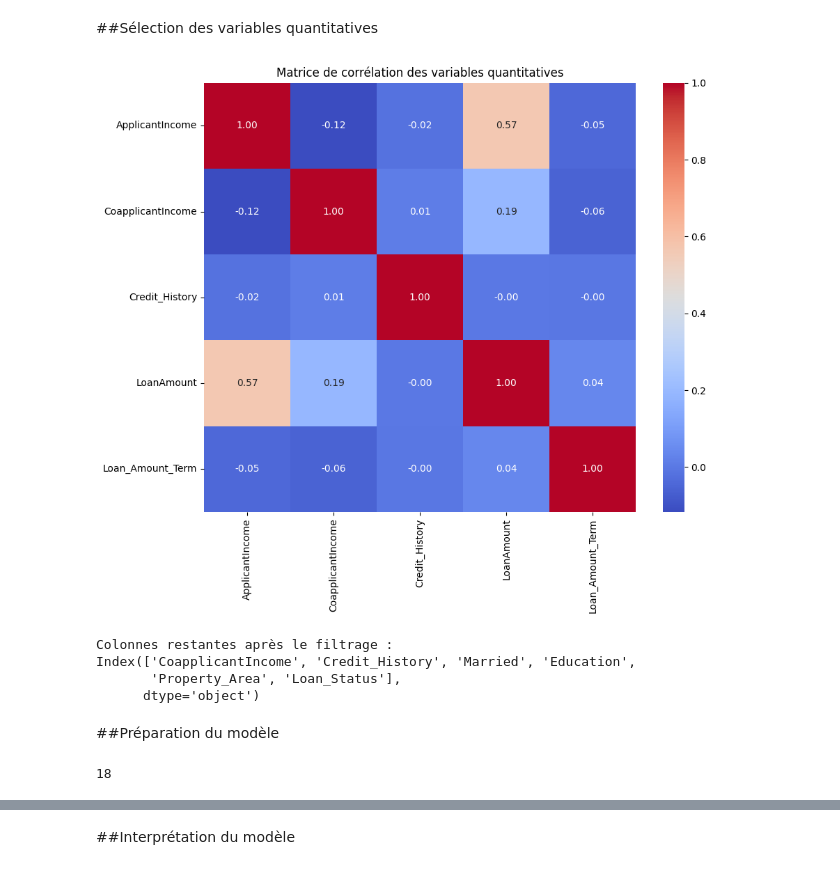
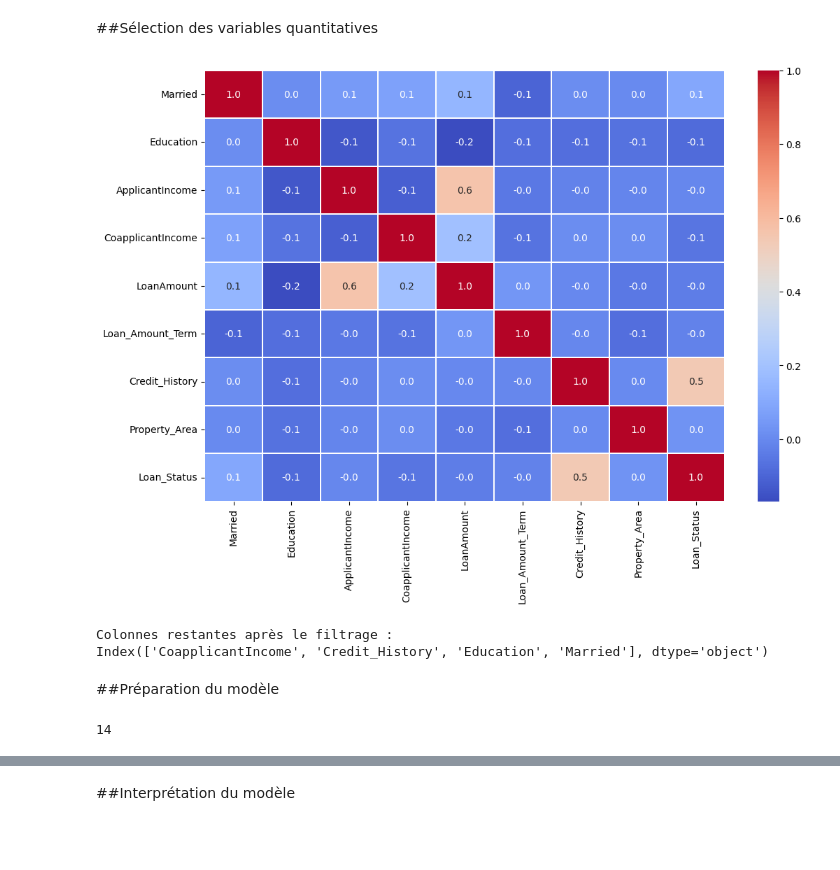
Before and after one commit to momodiagne/Machine-Learning, a Jupyter notebook: KNN_loan_prediction.ipynb, the cells around one changed output, grey strips where cells are left out. Drawn from its saved outputs; the diff is of its cells as text; code cells hidden in the pictures; blank space fills up the shorter version.

```diff
--- a/KNN_loan_prediction.ipynb
+++ b/KNN_loan_prediction.ipynb
@@ -204,3 +243,19 @@ Vérification des valeurs manquantes :
+# %%
+loan_train.drop_duplicates(inplace=True)
+loan_test.drop_duplicates(inplace=True)
+
+loan_train = loan_train.drop(['Loan_ID'], axis=1)
+loan_test = loan_test.drop(['Loan_ID'], axis=1)
+
+for col in loan_train.select_dtypes(include=np.number):
+    loan_train[col] = loan_train[col].fillna(loan_train[col].median())
+for col in loan_test.select_dtypes(include=np.number):
+    loan_test[col] = loan_test[col].fillna(loan_test[col].median())
+
+for col in loan_train.select_dtypes(include='object'):
+    loan_train[col] = loan_train[col].fillna(loan_train[col].mode()[0])
+for col in loan_test.select_dtypes(include='object'):
+    loan_test[col] = loan_test[col].fillna(loan_test[col].mode()[0])
 # %%
 print(loan_train.isnull().sum())
 # %% [output]
@@ -332,6 +376,7 @@ non_significant_qualitative = chi2_results_df[chi2_results_df['P_Value'] >= 0.05
 
 # Suppression des variables qualitatives non significatives du DataFrame
 loan_train = loan_train.drop(columns=non_significant_qualitative)
+loan_test = loan_test.drop(columns=non_significant_qualitative)
 
 # Vérification des colonnes restantes
 print("Colonnes restantes après suppression des variables non significatives :")
@@ -343,42 +388,48 @@ Index(['CoapplicantIncome', 'Credit_History', 'Married', 'Education',
       dtype='object')
 # %% [markdown]
 ##Sélection des variables quantitatives
+# %%
+loan_train.Loan_Status = loan_train.Loan_Status.replace({"Y": 1, "N" : 0})
+
+loan_train.Married = loan_train.Married.replace({"Yes": 1, "No" : 0})
+loan_test.Married = loan_test.Married.replace({"Yes": 1, "No" : 0})
+# %%
+feature_col = ['Property_Area','Education']
+le = LabelEncoder()
+for col in feature_col:
+    loan_train[col] = le.fit_transform(loan_train[col])
+    loan_test[col] = le.fit_transform(loan_test[col])
 # %%
-# Ajout d'une colonne binaire pour Loan_Status
-loan_train['Loan_Status_Num'] = loan_train['Loan_Status'].map({'Y': 1, 'N': 0})
-
 # Sélection des variables quantitatives
-quantitative_columns = loan_train.select_dtypes(include=np.number).columns.difference(['Loan_Status_Num'])
+quantitative_columns = loan_train.select_dtypes(include=np.number).columns.difference(['Loan_Status'])
 
 # Calcul des corrélations
-correlations = loan_train[quantitative_columns].corrwith(loan_train['Loan_Status_Num'])
+correlations = loan_train[quantitative_columns].corrwith(loan_train['Loan_Status'])
 
 # Matrice de corrélation
 correlation_matrix = loan_train[quantitative_columns].corr()
 
 # Tracer la matrice de corrélation
-plt.figure(figsize=(10, 8))
-sns.heatmap(correlation_matrix, annot=True, fmt=".2f", cmap="coolwarm")
-plt.title("Matrice de corrélation des variables quantitatives")
+plt.figure(figsize=(12,8))
+sns.heatmap(loan_train.corr(), cmap='coolwarm', annot=True, fmt='.1f', linewidths=.1)
 plt.show()
 
-# Filtrage des variables quantitatives significatives (corrélation avec Loan_Status_Num)
+# Filtrage des variables quantitatives significatives (corrélation avec Loan_Status_)
 threshold = 0.05  # Seuil de significativité
 significant_quantitative = correlations[abs(correlations) > threshold].index.tolist()
 
 # Récupérer les variables qualitatives et Loan_Status
 qualitative_columns = loan_train.select_dtypes(include='object').columns
 columns_to_keep = significant_quantitative + qualitative_columns.tolist()
 
 # Nouveau DataFrame filtré
 loan_train = loan_train[columns_to_keep]
+loan_test = loan_test[[col for col in columns_to_keep if col in loan_test.columns]]
 
 # Vérification des colonnes restantes
 print("Colonnes restantes après le filtrage :")
 print(loan_train.columns)
 # %% [output]
-[figure, old version]
+[figure, new version]
 Colonnes restantes après le filtrage :
-Index(['CoapplicantIncome', 'Credit_History', 'Married', 'Education',
-       'Property_Area', 'Loan_Status'],
-      dtype='object')
+Index(['CoapplicantIncome', 'Credit_History', 'Education', 'Married'], dtype='object')
@@ -396,6 +451,4 @@ y = loan_data['Loan_Status']
 # %%
-X_train, X_test, y_train, y_test = train_test_split(X, y, test_size=0.3, random_state=42)
-
 # Liste des valeurs de k à tester
 k_values = list(range(1, 30))
 
@@ -414,7 +467,7 @@ best_k = grid_search.best_params_['n_neighbors']
 
 best_k
 # %% [output]
-18
+14
 # %%
 # Tracé du graphique des scores de validation croisée en fonction de k
 plt.plot(k_values, cv_scores, '-o')
```
Also changed, not shown: parts of 25 cells of this notebook.
